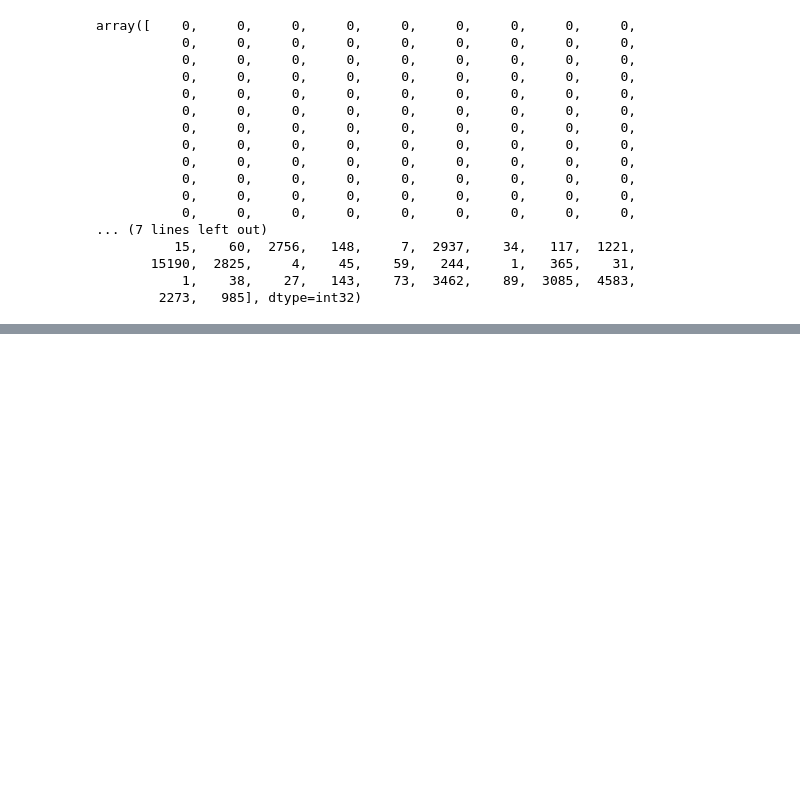
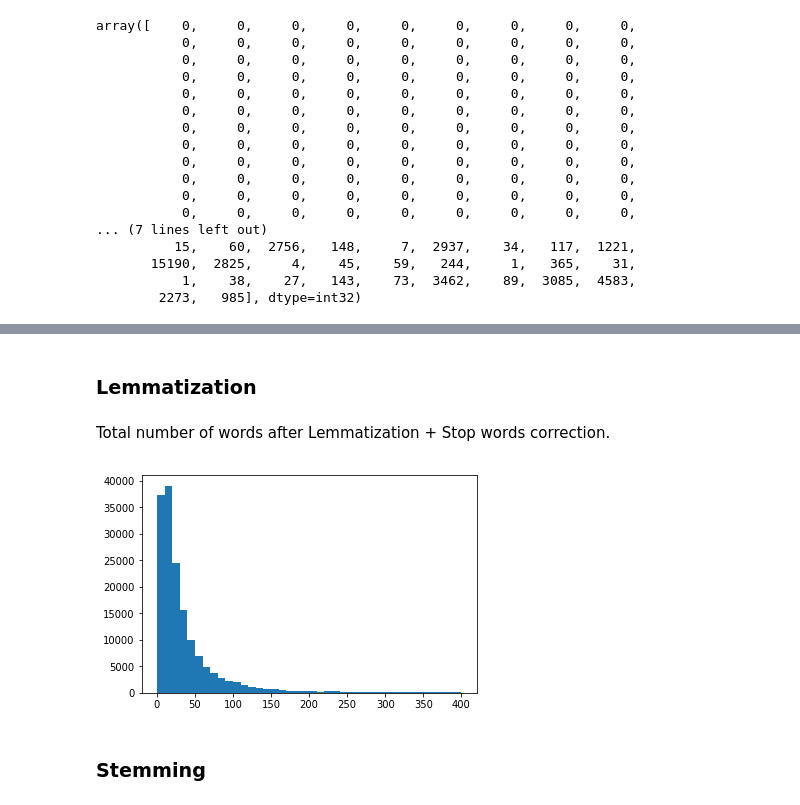
Before and after one commit to sameershinde14/ToxicCommentsChallengeKaggle, a Jupyter notebook: Preprocessing-with -NLTK.ipynb, the cells around one changed output, grey strips where cells are left out. Drawn from its saved outputs; the diff is of its cells as text; code cells hidden in the pictures; blank space fills up the shorter version.

```diff
--- a/Preprocessing-with -NLTK.ipynb
+++ b/Preprocessing-with -NLTK.ipynb
@@ -168,0 +194,24 @@ array([    0,     0,     0,     0,     0,     0,     0,     0,     0,
+# %% [markdown]
+ ### Lemmatization
+# %%
+%autoreload 2
+from utils.preprocessing import lemmatize
+
+lemmatized_train_x = lemmatize(filtered_train_x)
+lemmatized_test_x = lemmatize(filtered_test_x)
+
+tokenizer.fit_on_texts(list(lemmatized_train_x))
+# %%
+tokenized_train_x = tokenizer.texts_to_sequences(lemmatized_train_x)
+tokenized_test_x = tokenizer.texts_to_sequences(lemmatized_test_x)
+# %%
+total_num_words = [len(one_comment) for one_comment in tokenized_train_x]
+# %% [markdown]
+ Total number of words after Lemmatization + Stop words correction.
+# %%
+plt.hist(total_num_words, bins=np.arange(0, 410, 10))
+plt.show()
+# %% [output]
+[figure, added]
+# %% [markdown]
+ ### Stemming
```
Also changed, not shown: parts of 26 cells of this notebook, 6 other files.
